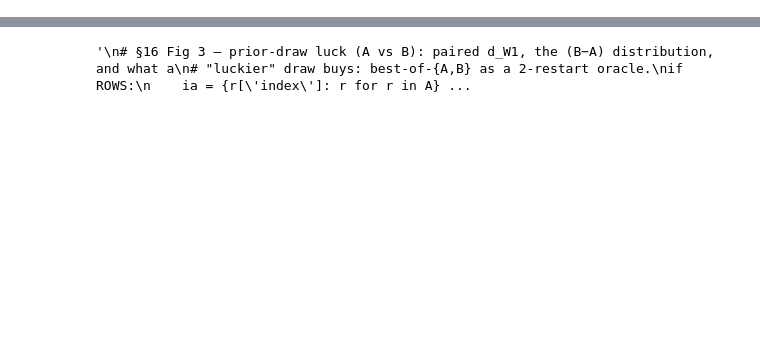
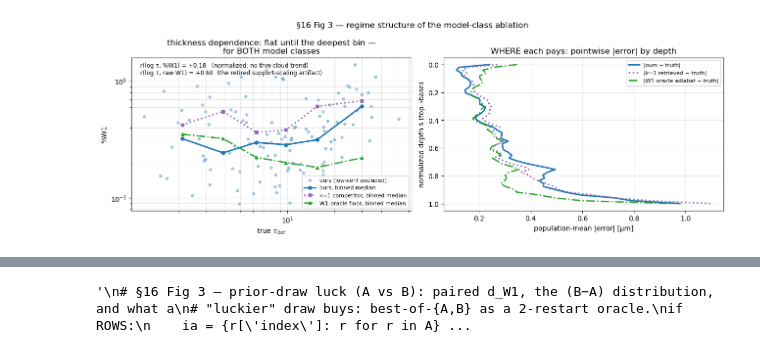
Before and after one commit to dhjx1996/Pythonic-DISORT_inhomogeneous_atmosphere, a Jupyter notebook: docs/FR_extra.ipynb, the cells around one changed output, grey strips where cells are left out. Cells and saved outputs as stored; diff of their text form; code cells hidden in the pictures; blank space fills up the shorter version.

```diff
--- a/docs/FR_extra.ipynb
+++ b/docs/FR_extra.ipynb
@@ -277,0 +524,56 @@ elif ROWS:
+# %%
+# §16 Fig 3 — regime structure. (a) %W1 vs τ_bot: ours (cleaned scatter) with binned medians
+# for ours / k=1 / oracle — skill is thickness-flat under the canonical normalized metric
+# (the raw-W1 "thin best" trend was a support-scaling artifact, retired); only the deepest bin
+# degrades, for BOTH model classes. (b) population-mean |error| vs normalized depth: WHERE each
+# curve pays — top vs the prior-reverted / bias-extrapolated deep cloud.
+if ROWS and K1R:
+    LC = {(m[0], m[1]) for m in SUMMARY['flags']['low_confidence']['members']}
+    keep = np.array([(r['index'], r['config']) not in LC for r in A])
+    edges = np.array([1.5, 3, 5, 8, 12, 20, 45.0]); ctr = np.sqrt(edges[:-1] * edges[1:])
+    _bmed = lambda yy, kp: [np.median(yy[kp & (TB >= lo) & (TB < hi)])
+                            if np.any(kp & (TB >= lo) & (TB < hi)) else np.nan
+                            for lo, hi in zip(edges[:-1], edges[1:])]
+    # identity colors match the standard profile plot (user rule 2026-07-18): ours = tab:blue
+    # solid, k=1 = tab:purple dotted, oracle adiabat = tab:green dash-dot — everywhere.
+    fig, ax = plt.subplots(1, 2, figsize=(13, 4.6))
+    ax[0].scatter(TB[keep], PW_FR[keep], s=14, alpha=.35, color='tab:blue',
+                  label='ours (low-conf excluded)')
+    _all = np.ones(len(A), bool)
+    ax[0].plot(ctr, _bmed(PW_FR, keep), color='tab:blue', ls='-', marker='o', lw=2.2, ms=5,
+               label='ours, binned median', zorder=5)
+    ax[0].plot(ctr, _bmed(PW_K1, _all), color='tab:purple', ls=':', marker='s', lw=2.2, ms=5,
+               label='k=1 competitor, binned median', zorder=5)
+    ax[0].plot(ctr, _bmed(PW_ORC, _all), color='tab:green', ls='-.', marker='^', lw=2, ms=5,
+               label='W1-oracle floor, binned median', zorder=5)
+    _rn = np.corrcoef(np.log(TB[keep]), PW_FR[keep])[0, 1]
+    _ra = np.corrcoef(np.log(TB[keep]), (PW_FR * TB / 100.0)[keep])[0, 1]
+    ax[0].annotate(f'r(log τ, %W1) = {_rn:+.2f}   (normalized: no thin-cloud trend)\n'
+                   f'r(log τ, raw W1) = {_ra:+.2f}  (the retired support-scaling artifact)',
+                   (.03, .89), xycoords='axes fraction', fontsize=8.5)
+    ax[0].set(xscale='log', yscale='log', xlabel=r'true $\tau_{bot}$', ylabel='%W1',
+              title='thickness dependence: flat until the deepest bin —\nfor BOTH model classes')
+    ax[0].grid(alpha=.3, which='both'); ax[0].legend(fontsize=8, loc='lower right')
+    if CANON_DIR is not None and K1_DIR is not None:
+        SD = eO = eA = eK = None; n = 0
+        for r in A:
+            d = np.load(CANON_DIR / f"{r['index']}_A.npz", allow_pickle=True)
+            d1 = np.load(K1_DIR / f"{r['index']}_A.npz", allow_pickle=True)
+            s = np.asarray(d['s_dense'], float); SD = s
+            tr = np.asarray(d['re_truth_dense'], float)
+            eO = (0 if eO is None else eO) + np.abs(np.asarray(d['re_ours_dense'], float) - tr)
+            eA = (0 if eA is None else eA) + np.abs(np.asarray(d['re_adia_dense'], float) - tr)
+            eK = (0 if eK is None else eK) + np.abs(np.asarray(d1['re_ours_dense'], float) - tr)
+            n += 1
+        ax[1].plot(eO / n, SD, color='tab:blue', ls='-', lw=2.2, label='|ours − truth|')
+        ax[1].plot(eK / n, SD, color='tab:purple', ls=':', lw=2.2, label='|k=1 retrieved − truth|')
+        ax[1].plot(eA / n, SD, color='tab:green', ls='-.', lw=2, label='|W1-oracle adiabat − truth|')
+        ax[1].invert_yaxis(); ax[1].grid(alpha=.3); ax[1].legend(fontsize=8)
+        ax[1].set(xlabel='population-mean |error| [µm]', ylabel='normalized depth s (top→base)',
+                  title='WHERE each pays: pointwise |error| by depth')
+    else:
+        ax[1].set_axis_off(); ax[1].text(.05, .5, 'error-vs-depth needs both raw bundles', fontsize=9)
+    fig.suptitle('§16 Fig 3 — regime structure of the model-class ablation', fontsize=12)
+    fig.tight_layout(); plt.show()
+# %% [output]
+[figure, added]
```
Also changed, not shown: parts of 25 cells of this notebook, 28 other files.
